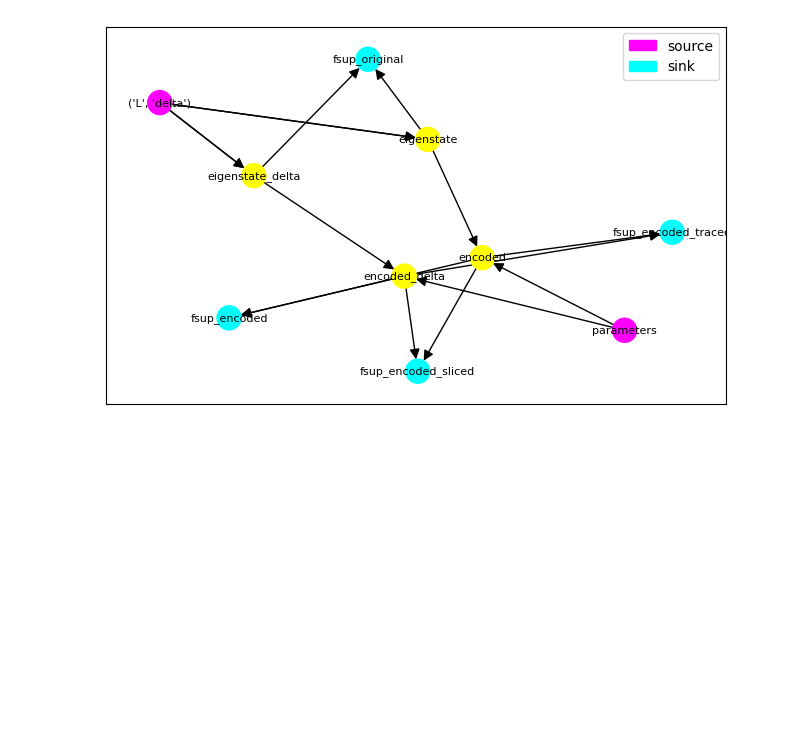
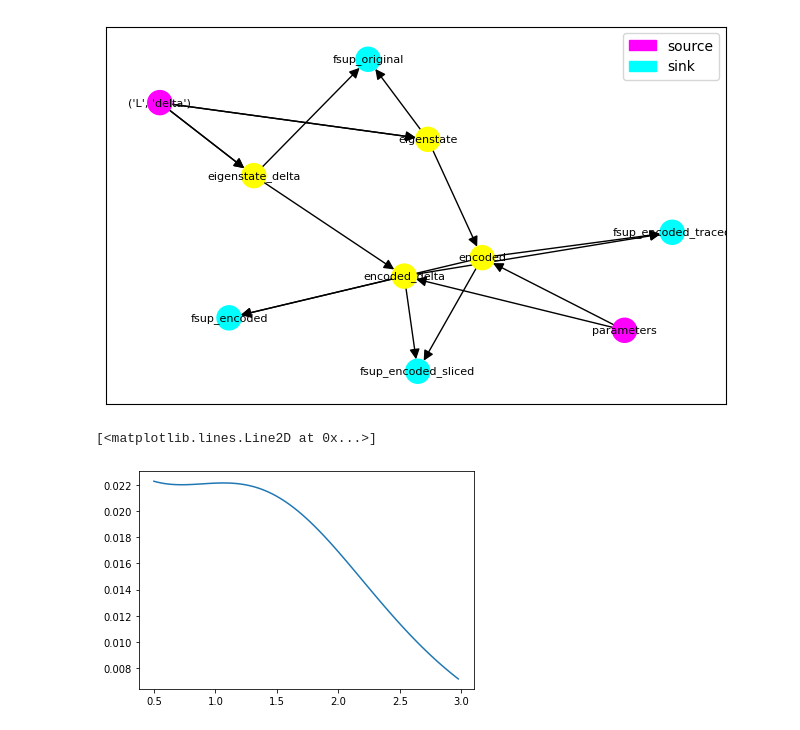
Before and after one commit to danlkv/quantum_autoencoder_qtensor, a Jupyter notebook: notebooks/Train autoencoder on eigenstates.ipynb, the cells around one changed output. Cells and saved outputs as stored; diff of their text form; code cells hidden in the pictures; blank space fills up the shorter version.

```diff
--- a/notebooks/Train autoencoder on eigenstates.ipynb
+++ b/notebooks/Train autoencoder on eigenstates.ipynb
@@ -255,3 +286,10 @@ from collections import defaultdict
 fig = ex.draw_dependency_graph(edge_labels=defaultdict(lambda x: ''))
 # %% [output]
 [figure]
+# %%
+y_ = np.load('../data/yaxis_fidelity_L_8.npy')
+x_ = np.load('../data/xaxis_delta.npy')
+plt.plot(x_, y_)
+# %% [output]
+[<matplotlib.lines.Line2D at 0x...>]
+[figure, added]
```
Also changed, not shown: parts of 11 cells of this notebook, 1 other file.
